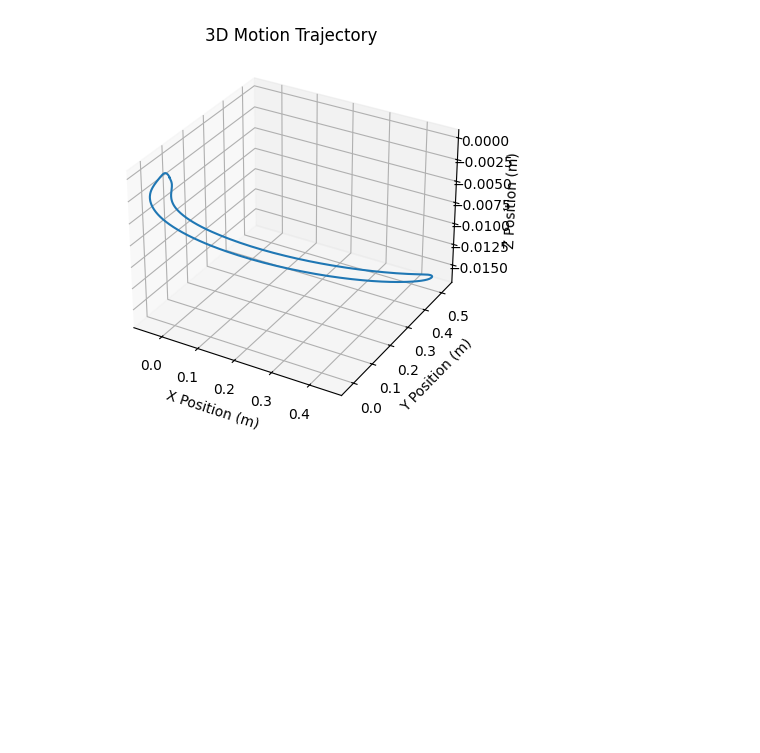
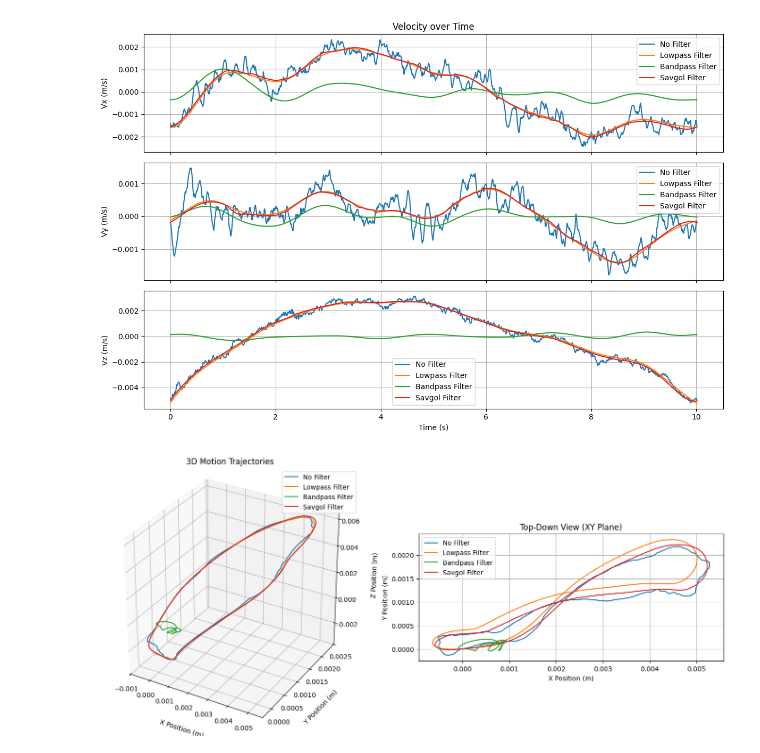
Before and after one commit to AlbrechtMaximilian/dsvs-praktikum, a Jupyter notebook: task_b.ipynb, the cells around one changed output. Saved outputs shown, nothing was run; the diff lists cells and outputs as text; code cells hidden in the pictures; blank space fills up the shorter version.

```diff
--- a/task_b.ipynb
+++ b/task_b.ipynb
@@ -110,0 +135,8 @@ def load_acceleration_data_from_csv(filepath):
+# %%
+acc, time = load_acceleration_data_from_csv("static_data_collection_no_gravity.csv")
+fs = 1 / np.mean(np.diff(time))
+
+acc_data, time = load_acceleration_data_from_csv("static_data_collection_no_gravity.csv")
+fs = 1 / np.mean(np.diff(time))  # Sampling rate
+
+plot_acceleration_spectrum(acc[:, 1:4], fs, combine_axes=False)  # Einzelachsen
@@ -156,8 +301,30 @@ def calculate_trajectory(acceleration, fs, v0, p0, filtering):
 # %%
-#acc, time = load_acceleration_data_from_csv("static_data_collection_no_gravity.csv")
-acc, time = load_acceleration_data_from_csv("zig_zag_movement_no_gravity.csv")
+acc, time = load_acceleration_data_from_csv("static_data_collection_no_gravity.csv")
+#acc, time = load_acceleration_data_from_csv("linear_movement_no_gravity.csv")
+#acc, time = load_acceleration_data_from_csv("zig_zag_movement_no_gravity.csv")
 fs = 1 / np.mean(np.diff(time))
-trajectory = calculate_trajectory(acc, fs, v0=[0, 0, 0], p0=[0, 0, 0], filtering=True)
-plot_trajectory(trajectory)
+trajectory_raw, velocity_raw= calculate_trajectory(acc, fs, v0=[0, 0, 0], p0=[0, 0, 0], filtering = "none")
+trajectory_savgol, velocity_savgol = calculate_trajectory(acc, fs, v0=[0, 0, 0], p0=[0, 0, 0], filtering = "savgol")
+trajectory_lowpass, velocity_lowpass = calculate_trajectory(acc, fs, v0=[0, 0, 0], p0=[0, 0, 0], filtering = "lowpass")
+trajectory_bandpass, velocity_bandpass = calculate_trajectory(acc, fs, v0=[0, 0, 0], p0=[0, 0, 0], filtering = "bandpass")
+
+
+plot_velocity(
+    velocities=[
+        (velocity_raw, "No Filter"),
+        (velocity_lowpass, "Lowpass Filter"),
+        (velocity_bandpass, "Bandpass Filter"),
+        (velocity_savgol, "Savgol Filter")
+    ],
+    fs=fs
+)
+
+plot_trajectories([
+    (trajectory_raw, "No Filter"),
+    (trajectory_lowpass, "Lowpass Filter"),
+    (trajectory_bandpass, "Bandpass Filter"),
+    (trajectory_savgol, "Savgol Filter")
+])
 # %% [output]
-[figure, old version]
+[figure, new version]
+[figure, added]
```
Also changed, not shown: parts of 11 cells of this notebook, 3 other files.
